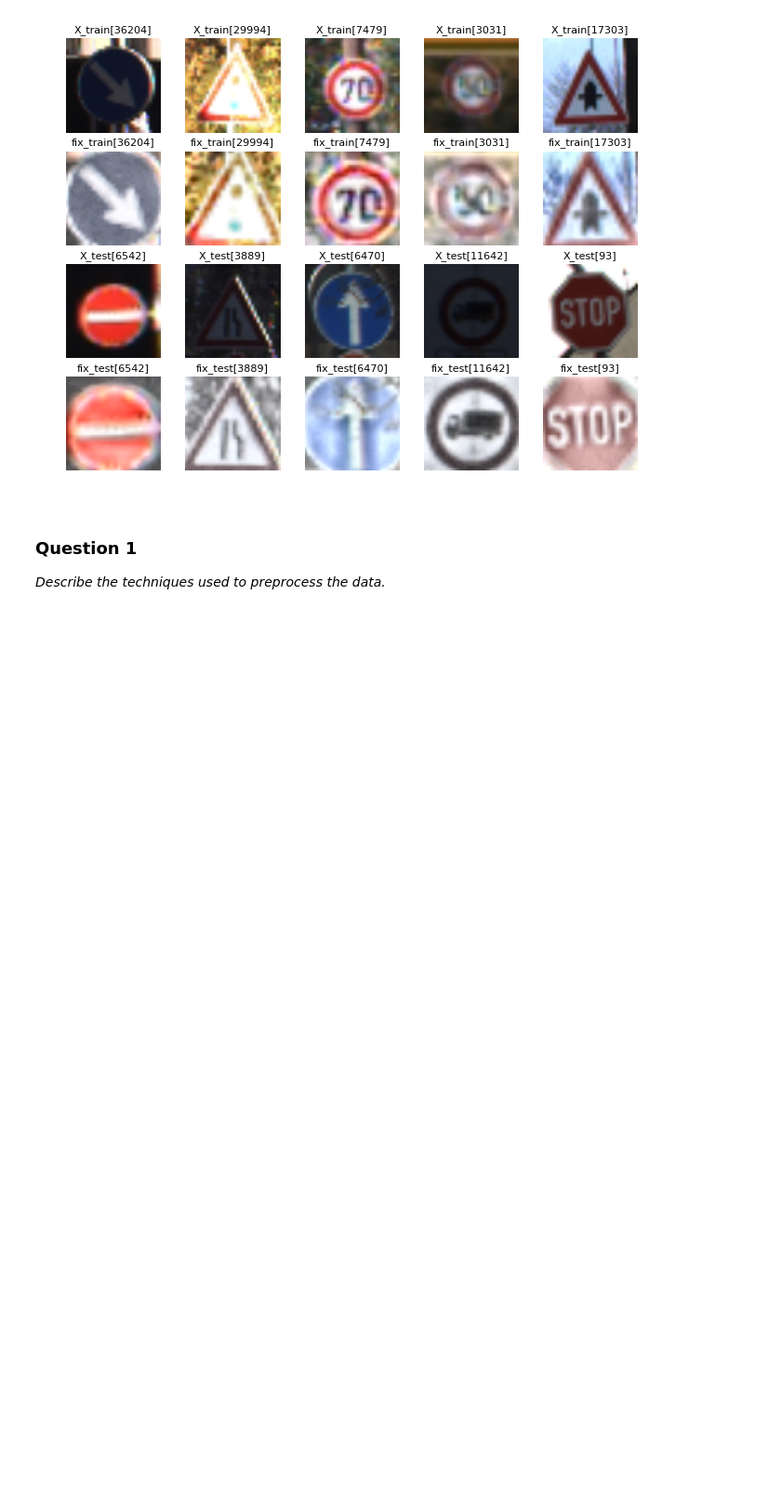
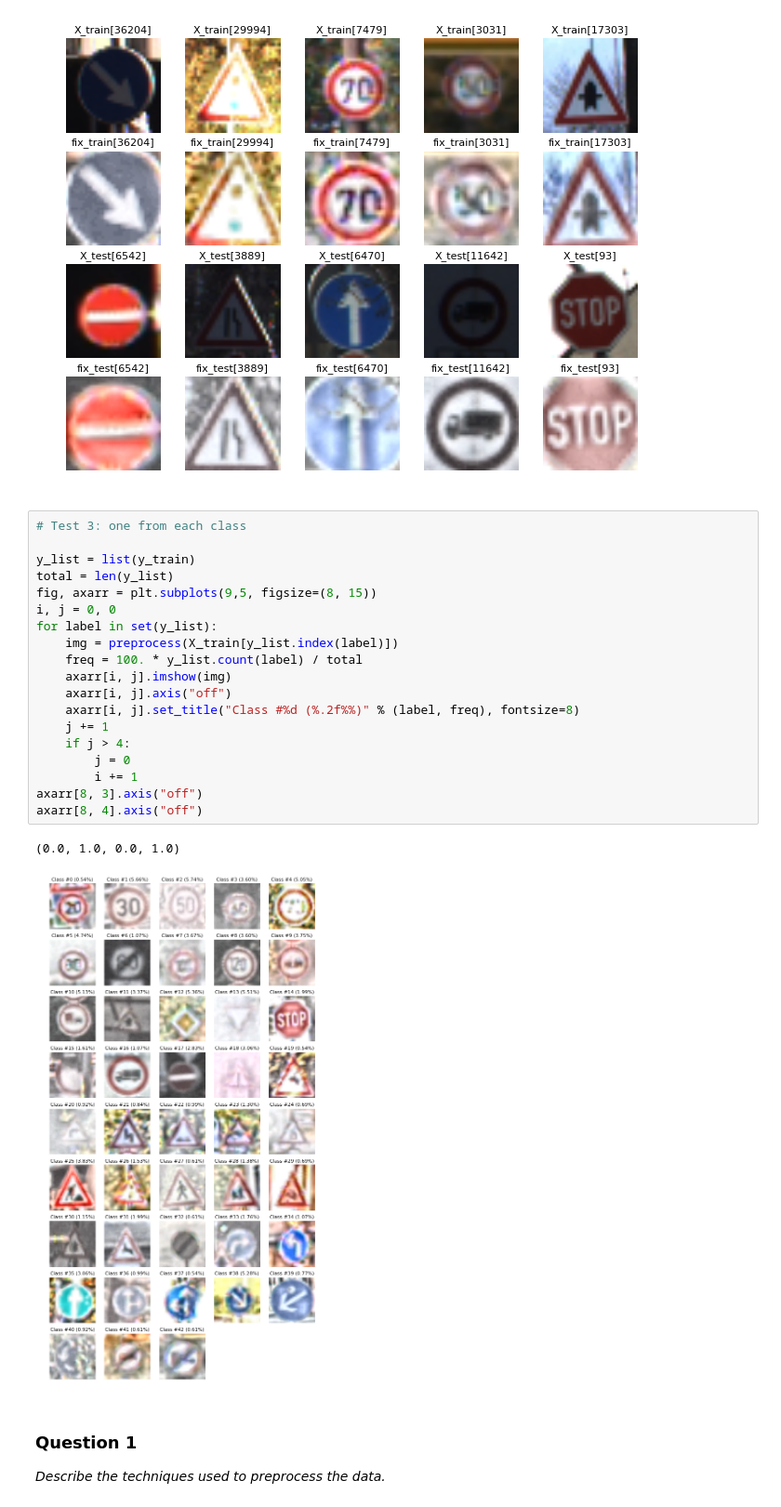
Before and after one commit to gazzola/CarND, a Jupyter notebook: traffic-signs/Traffic_Signs_Recognition.ipynb, the cells around one changed output. Shown at 93% size. Saved outputs shown, nothing was run; the diff lists cells and outputs as text; blank space fills up the shorter version.

```diff
--- a/traffic-signs/Traffic_Signs_Recognition.ipynb
+++ b/traffic-signs/Traffic_Signs_Recognition.ipynb
@@ -208,6 +248,28 @@ for i in range(5):
     axarr[3, i].set_title("fix_test[%d]" % r2, fontsize=8)
 # %% [output]
 [figure]
+# %%
+# Test 3: one from each class
+
+y_list = list(y_train)
+total = len(y_list)
+fig, axarr = plt.subplots(9,5, figsize=(8, 15))
+i, j = 0, 0
+for label in set(y_list):
+    img = preprocess(X_train[y_list.index(label)])
+    freq = 100. * y_list.count(label) / total
+    axarr[i, j].imshow(img)
+    axarr[i, j].axis("off")
+    axarr[i, j].set_title("Class #%d (%.2f%%)" % (label, freq), fontsize=8)
+    j += 1
+    if j > 4:
+        j = 0
+        i += 1
+axarr[8, 3].axis("off")
+axarr[8, 4].axis("off")
+# %% [output]
+(0.0, 1.0, 0.0, 1.0)
+[figure, added]
 # %% [markdown]
 ### Question 1
 
```
Also changed, not shown: parts of 13 cells of this notebook.
